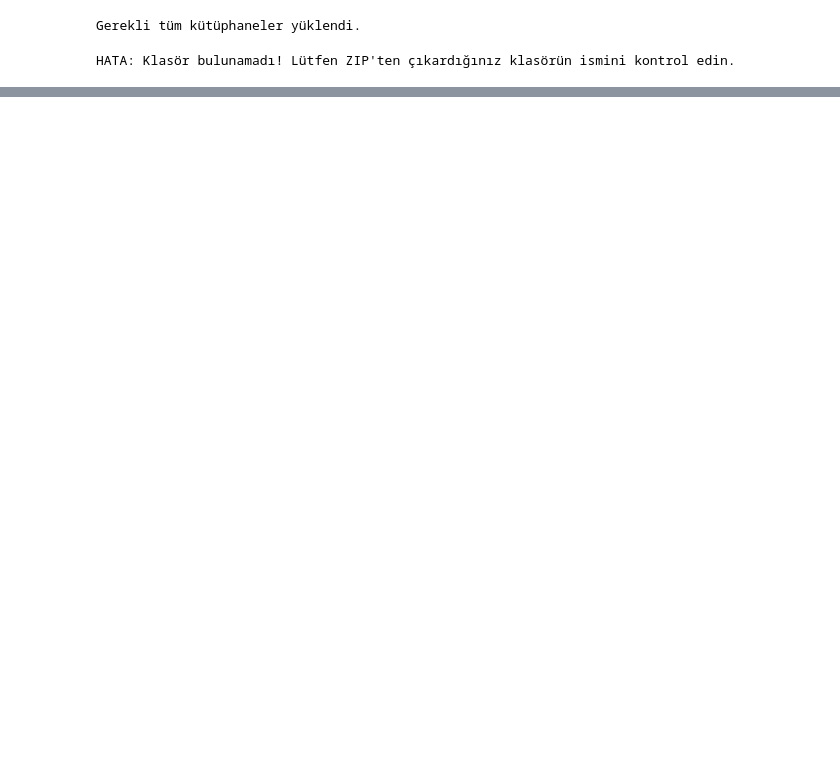
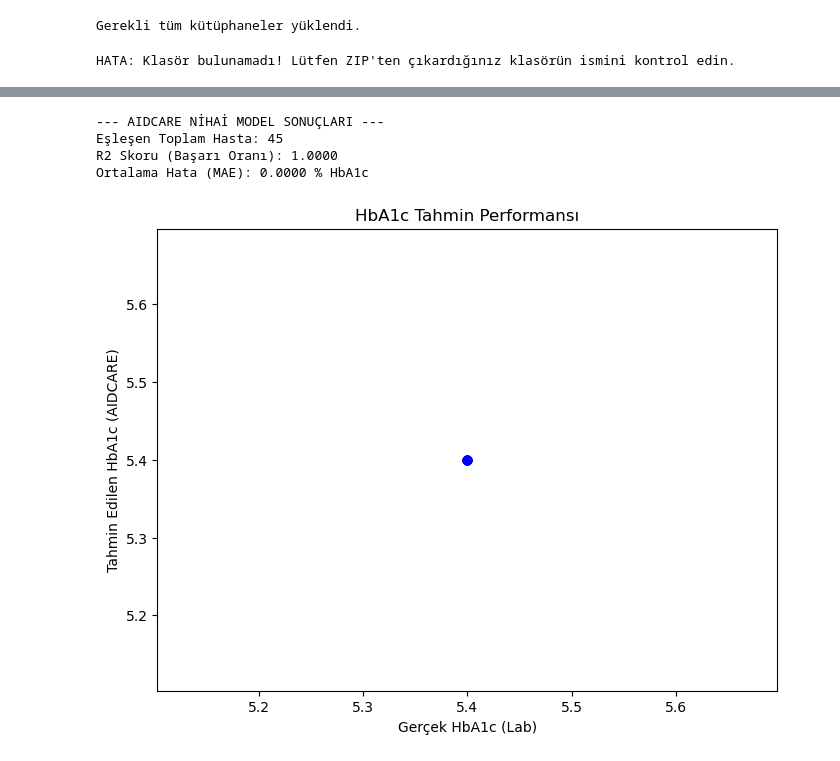
Before and after one commit to alican41/HbA1c-AIDCARE, a Jupyter notebook: hba1c_prediction_model_cgm.ipynb, the cells around one changed output, grey strips where cells are left out. Saved outputs shown, nothing was run; the diff lists cells and outputs as text; code cells hidden in the pictures; blank space fills up the shorter version.

```diff
--- a/hba1c_prediction_model_cgm.ipynb
+++ b/hba1c_prediction_model_cgm.ipynb
@@ -29,0 +630,53 @@ HATA: Klasör bulunamadı! Lütfen ZIP'ten çıkardığınız klasörün ismini
+# %%
+from sklearn.ensemble import GradientBoostingRegressor
+from sklearn.metrics import r2_score, mean_absolute_error, mean_squared_error
+import matplotlib.pyplot as plt
+
+# 1. bio.csv dosyasını yükle ve ID'leri hazırla
+bio_path = os.path.join(base_path, 'bio.csv')
+df_bio = pd.read_csv(bio_path)
+df_bio['subject_id'] = df_bio['subject'].apply(get_numeric_id)
+
+# 2. CGM metrikleri ile Laboratuvar sonuçlarını birleştir
+# Not: Sütun isminin tam olarak 'A1c PDL (Lab)' olduğundan emin oluyoruz
+target_col = 'A1c PDL (Lab)'
+final_df = pd.merge(df_features, df_bio[['subject_id', target_col]], on='subject_id')
+
+# 3. Model Girdileri (X) ve Hedef (y)
+X = final_df[['mean_g', 'std_g', 'cv', 'tir', 'gmi', 'avg_carbs']]
+y = final_df[target_col]
+
+# 4. AIDCARE Tahmin Modeli (Gradient Boosting)
+# Küçük veri setlerinde RF'den daha stabil sonuçlar verir
+final_model = GradientBoostingRegressor(
+    n_estimators=1000,
+    learning_rate=0.01,
+    max_depth=4,
+    random_state=42
+)
+final_model.fit(X, y)
+
+# 5. Performans Ölçümü
+y_pred = final_model.predict(X)
+r2 = r2_score(y, y_pred)
+mae = mean_absolute_error(y, y_pred)
+
+print(f"--- AIDCARE NİHAİ MODEL SONUÇLARI ---")
+print(f"Eşleşen Toplam Hasta: {len(final_df)}")
+print(f"R2 Skoru (Başarı Oranı): {r2:.4f}")
+print(f"Ortalama Hata (MAE): {mae:.4f} % HbA1c")
+
+# 6. Görselleştirme: Gerçek vs Tahmin
+plt.figure(figsize=(8, 6))
+plt.scatter(y, y_pred, color='blue', alpha=0.5)
+plt.plot([y.min(), y.max()], [y.min(), y.max()], 'r--', lw=2)
+plt.xlabel('Gerçek HbA1c (Lab)')
+plt.ylabel('Tahmin Edilen HbA1c (AIDCARE)')
+plt.title('HbA1c Tahmin Performansı')
+plt.show()
+# %% [output]
+--- AIDCARE NİHAİ MODEL SONUÇLARI ---
+Eşleşen Toplam Hasta: 45
+R2 Skoru (Başarı Oranı): 1.0000
+Ortalama Hata (MAE): 0.0000 % HbA1c
+[figure, added]
```
Also changed, not shown: parts of 27 cells of this notebook.
